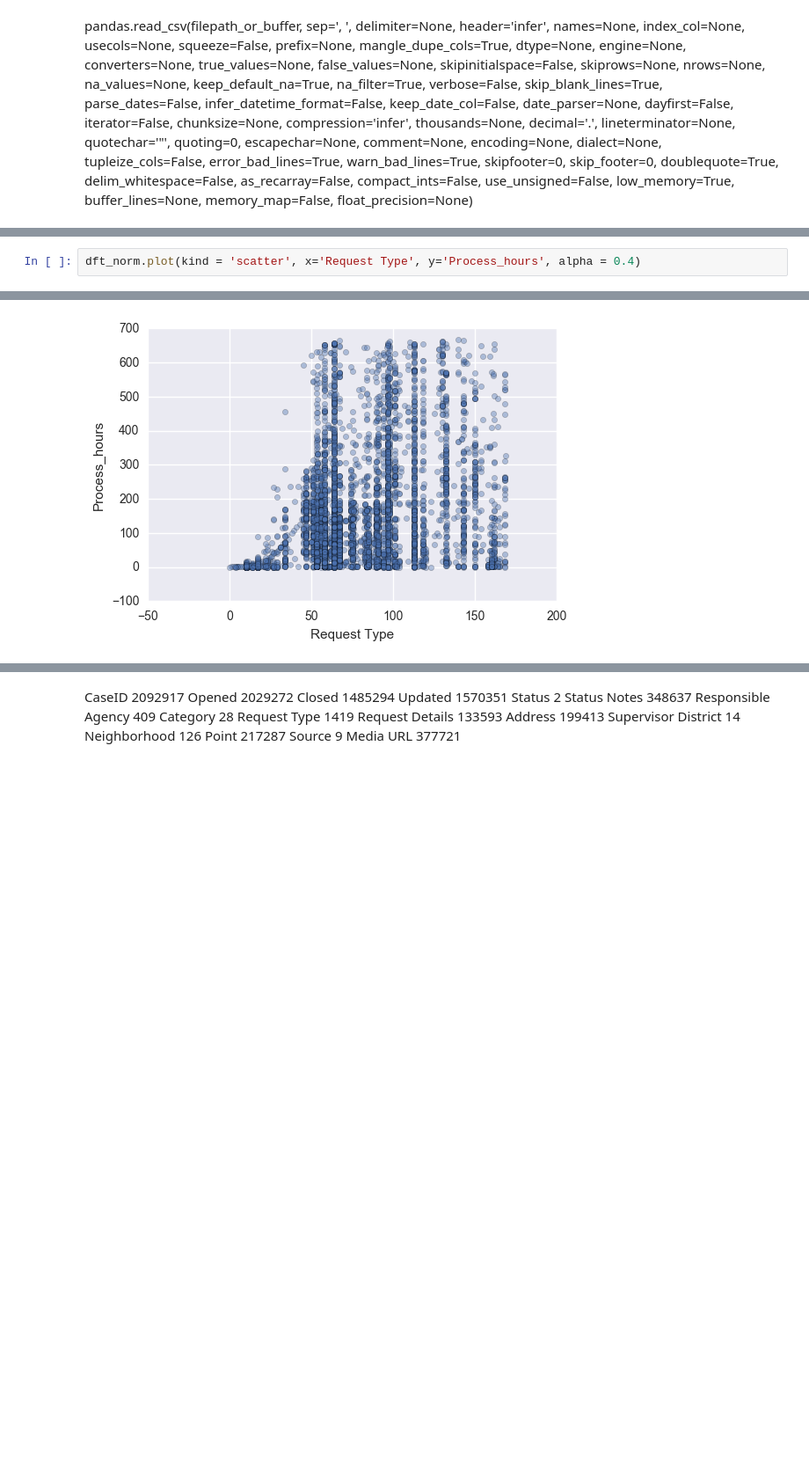
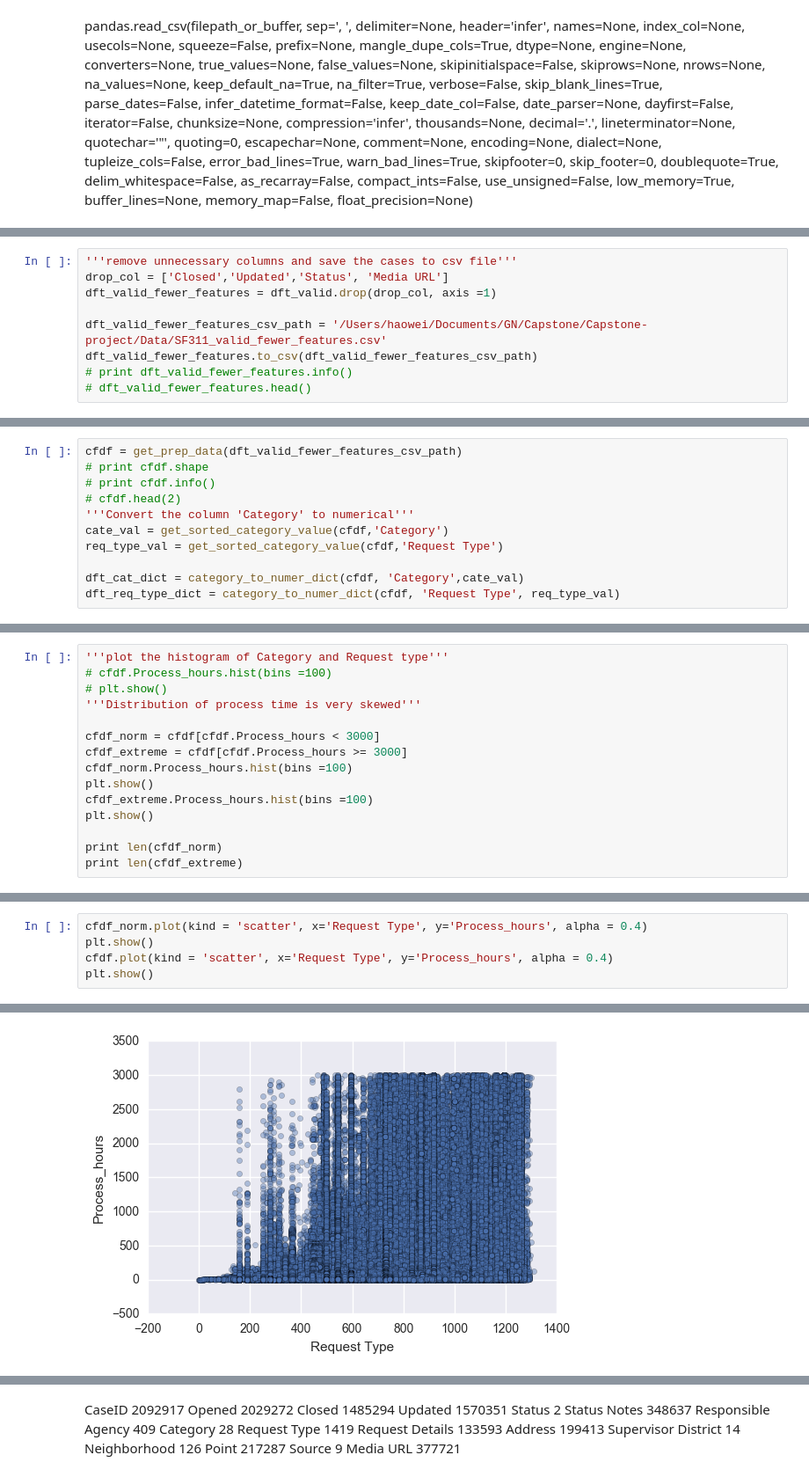
Before and after one commit to haowei772/San-Francisco-311-request-resolving-time-prediction, a Jupyter notebook: Code/Project_EDA_311.ipynb, the cells around one changed output, grey strips where cells are left out. Shown: that part at 88% size. Saved outputs shown, nothing was run; the diff lists cells and outputs as text; blank space fills up the shorter version.

Commit message:
contunue EDA, remove, open cases

```diff
--- a/Code/Project_EDA_311.ipynb
+++ b/Code/Project_EDA_311.ipynb
@@ -169,0 +183,9 @@ plt.show()
+# %%
+'''remove unnecessary columns and save the cases to csv file'''
+drop_col = ['Closed','Updated','Status', 'Media URL']
+dft_valid_fewer_features = dft_valid.drop(drop_col, axis =1)
+
+dft_valid_fewer_features_csv_path = '/Users/haowei/Documents/GN/Capstone/Capstone-project/Data/SF311_valid_fewer_features.csv'
+dft_valid_fewer_features.to_csv(dft_valid_fewer_features_csv_path)
+# print dft_valid_fewer_features.info()
+# dft_valid_fewer_features.head()
@@ -169,0 +204,11 @@ plt.show()
+# %%
+cfdf = get_prep_data(dft_valid_fewer_features_csv_path)
+# print cfdf.shape
+# print cfdf.info()
+# cfdf.head(2)
+'''Convert the column 'Category' to numerical'''
+cate_val = get_sorted_category_value(cfdf,'Category')
+req_type_val = get_sorted_category_value(cfdf,'Request Type')
+
+dft_cat_dict = category_to_numer_dict(cfdf, 'Category',cate_val)
+dft_req_type_dict = category_to_numer_dict(cfdf, 'Request Type', req_type_val)
@@ -169,0 +238,15 @@ plt.show()
+# %%
+'''plot the histogram of Category and Request type'''
+# cfdf.Process_hours.hist(bins =100)
+# plt.show()
+'''Distribution of process time is very skewed'''
+
+cfdf_norm = cfdf[cfdf.Process_hours < 3000]
+cfdf_extreme = cfdf[cfdf.Process_hours >= 3000]
+cfdf_norm.Process_hours.hist(bins =100)
+plt.show()
+cfdf_extreme.Process_hours.hist(bins =100)
+plt.show()
+
+print len(cfdf_norm)
+print len(cfdf_extreme)
@@ -175,3 +266,6 @@ dft_norm.plot(kind = 'scatter', x='Category', y='Process_hours', alpha = 0.4)
 # %%
-dft_norm.plot(kind = 'scatter', x='Request Type', y='Process_hours', alpha = 0.4)
+cfdf_norm.plot(kind = 'scatter', x='Request Type', y='Process_hours', alpha = 0.4)
+plt.show()
+cfdf.plot(kind = 'scatter', x='Request Type', y='Process_hours', alpha = 0.4)
+plt.show()
 # %% [output]
@@ -179 +272 @@ dft_norm.plot(kind = 'scatter', x='Request Type', y='Process_hours', alpha = 0.4
-[figure, old version]
+[figure, new version]
```
Also changed, not shown: parts of 22 cells of this notebook, 1 other file.
